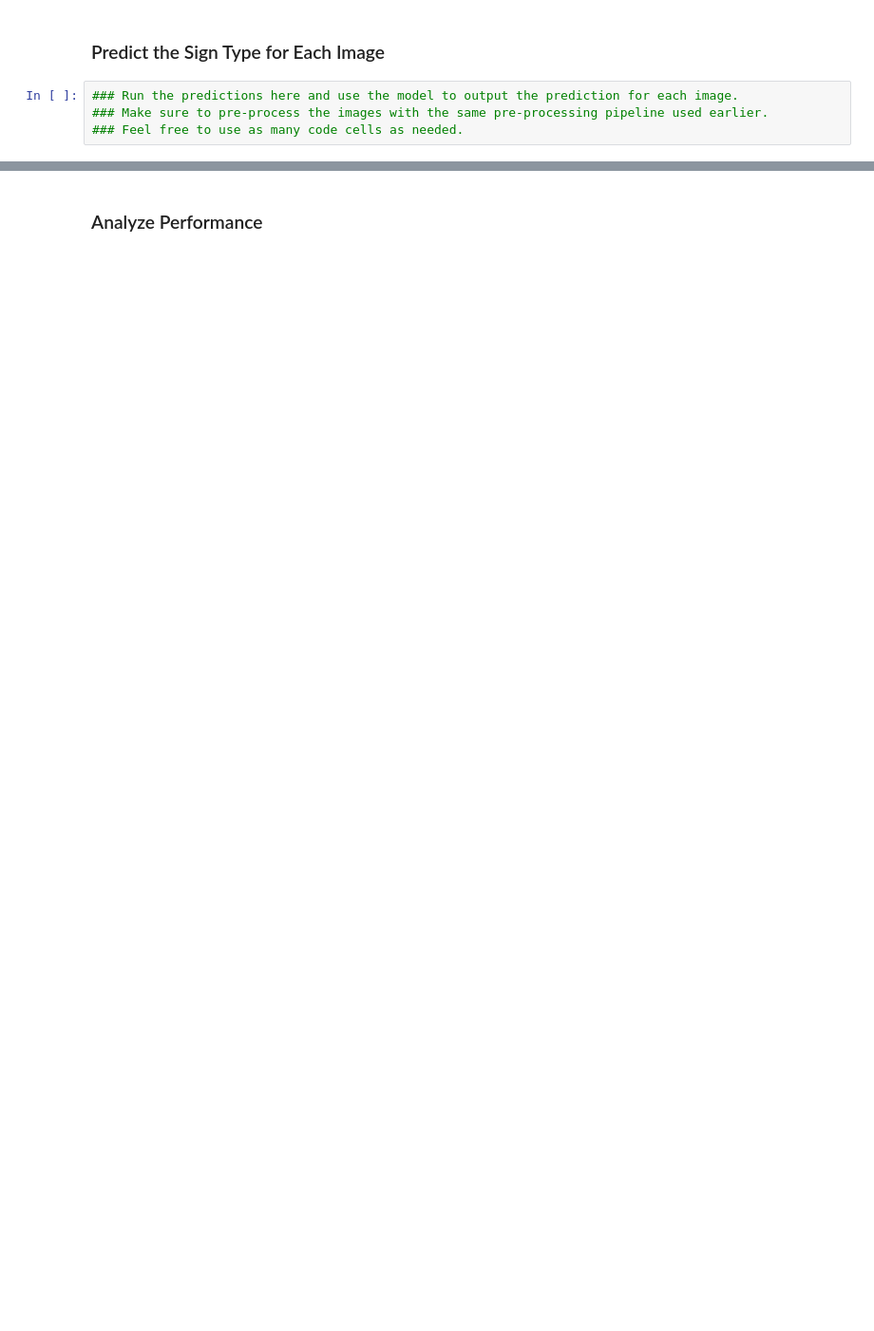
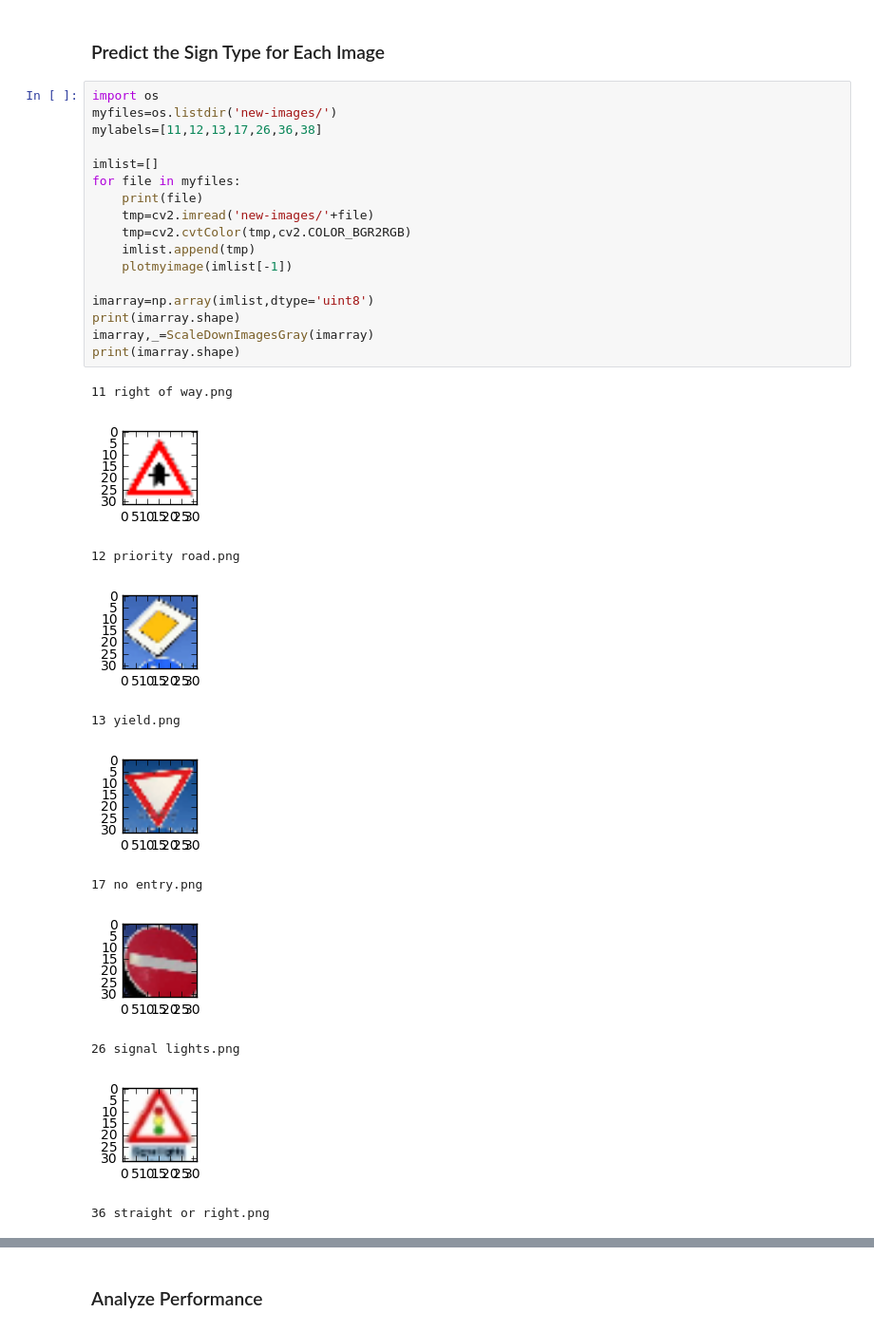
Before and after one commit to saras152/Traffic-Sign-Classifier, a Jupyter notebook: Traffic_Sign_Classifier.ipynb, the cells around one changed output, grey strips where cells are left out. Shown: that part at 95% size. Saved outputs shown, nothing was run; the diff lists cells and outputs as text; blank space fills up the shorter version.

```diff
--- a/Traffic_Sign_Classifier.ipynb
+++ b/Traffic_Sign_Classifier.ipynb
@@ -352,6 +400,31 @@ Test Accuracy = 0.912
 # %% [markdown]
 ### Predict the Sign Type for Each Image
-# %%
-### Run the predictions here and use the model to output the prediction for each image.
-### Make sure to pre-process the images with the same pre-processing pipeline used earlier.
-### Feel free to use as many code cells as needed.
+# %%
+import os
+myfiles=os.listdir('new-images/')
+mylabels=[11,12,13,17,26,36,38]
+
+imlist=[]
+for file in myfiles:
+    print(file)
+    tmp=cv2.imread('new-images/'+file)
+    tmp=cv2.cvtColor(tmp,cv2.COLOR_BGR2RGB)
+    imlist.append(tmp)
+    plotmyimage(imlist[-1])
+
+imarray=np.array(imlist,dtype='uint8')
+print(imarray.shape)
+imarray,_=ScaleDownImagesGray(imarray)
+print(imarray.shape)
+# %% [output]
+11 right of way.png
+[figure, added]
+12 priority road.png
+[figure, added]
+13 yield.png
+[figure, added]
+17 no entry.png
+[figure, added]
+26 signal lights.png
+[figure, added]
+36 straight or right.png
```
Also changed, not shown: parts of 32 cells of this notebook, 2 other files.
